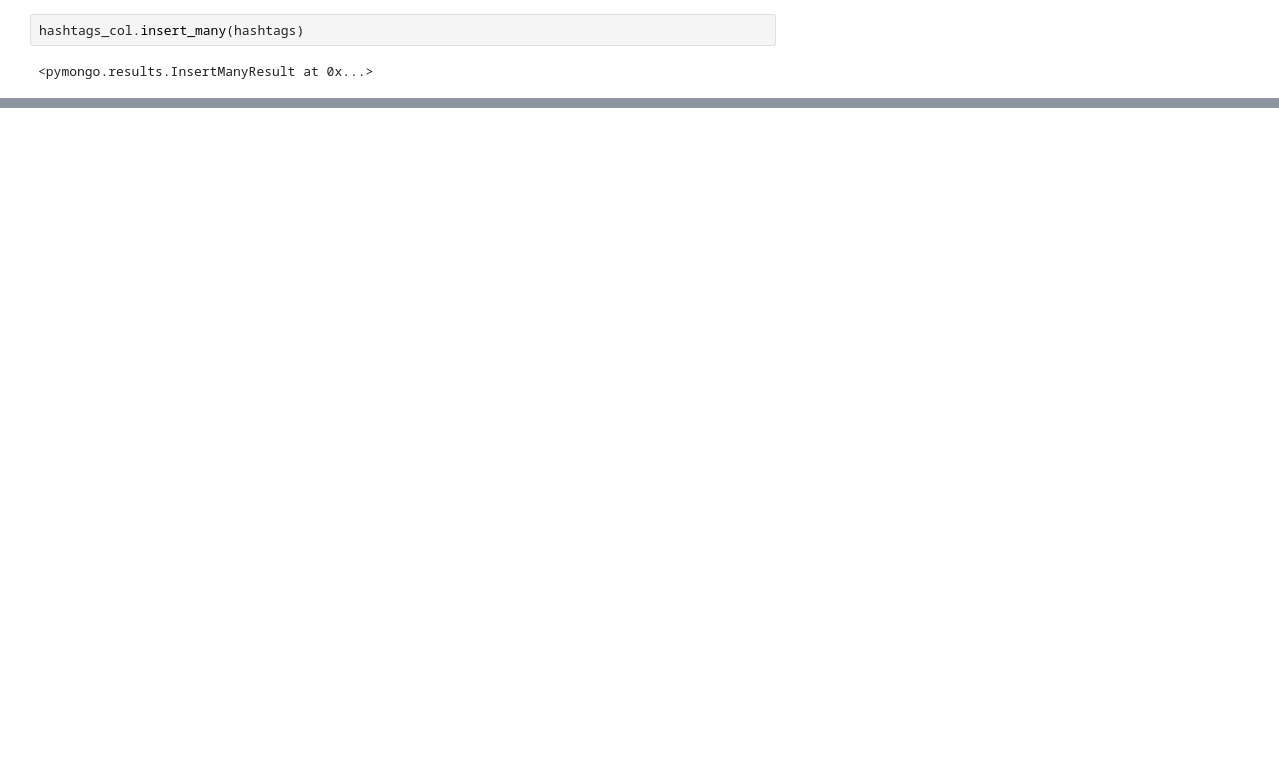
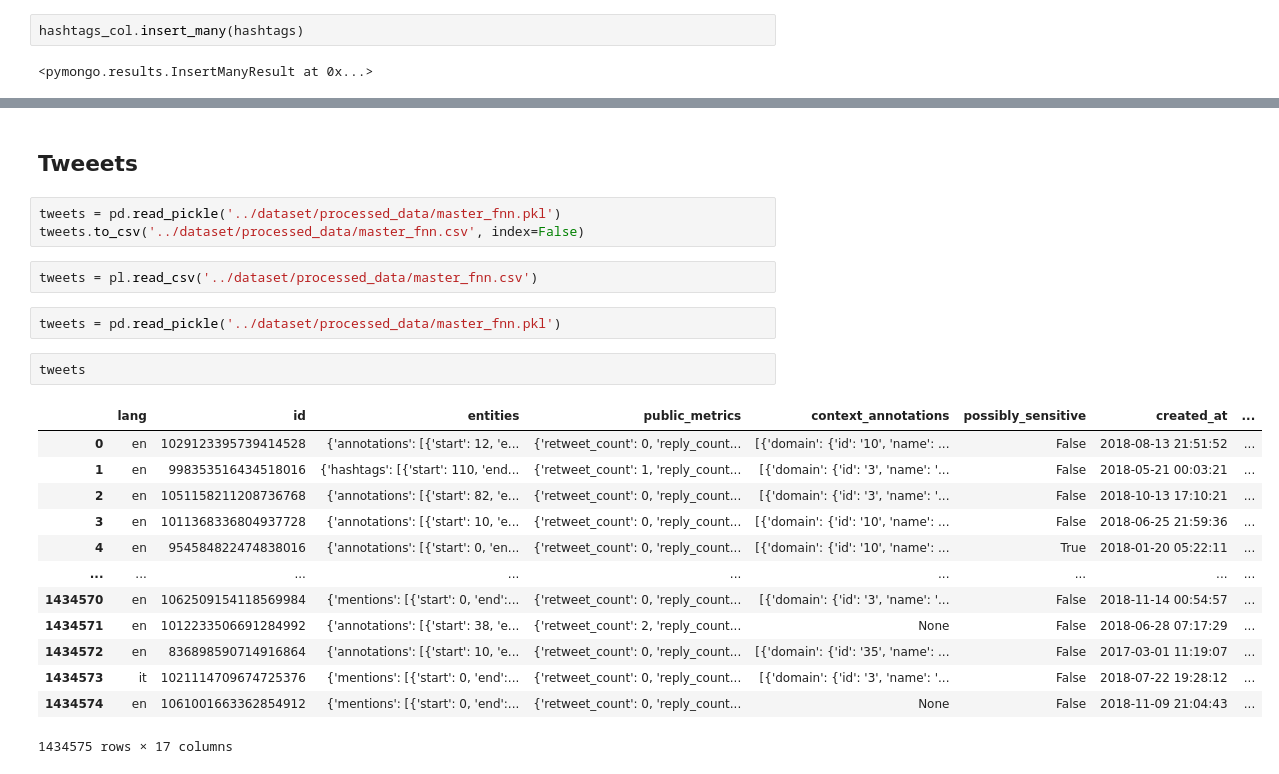
Before and after one commit to koolerkx/sns-fake-content, a Jupyter notebook: database/seeder.ipynb, the cells around one changed output, grey strips where cells are left out. Saved outputs shown, nothing was run; the diff lists cells and outputs as text; blank space fills up the shorter version.

Commit message:
Implement seeder of tweet

```diff
--- a/database/seeder.ipynb
+++ b/database/seeder.ipynb
@@ -157,0 +284,25 @@ JSONDecodeError: Invalid \escape: line 1 column 127 (char 126)
+# %% [markdown]
+## Tweeets
+# %%
+tweets = pd.read_pickle('../dataset/processed_data/master_fnn.pkl')
+tweets.to_csv('../dataset/processed_data/master_fnn.csv', index=False)
+# %%
+tweets = pl.read_csv('../dataset/processed_data/master_fnn.csv')
+# %%
+tweets = pd.read_pickle('../dataset/processed_data/master_fnn.pkl')
+# %%
+tweets
+# %% [output]
+|  | lang | id | entities | public_metrics | context_annotations | possibly_sensitive | created_at | ... |
+| 0 | en | 1029123395739414528 | {'annotations': [{'start': 12, 'e... | {'retweet_count': 0, 'reply_count... | [{'domain': {'id': '10', 'name': ... | False | 2018-08-13 21:51:52 | ... |
+| 1 | en | 998353516434518016 | {'hashtags': [{'start': 110, 'end... | {'retweet_count': 1, 'reply_count... | [{'domain': {'id': '3', 'name': '... | False | 2018-05-21 00:03:21 | ... |
+| 2 | en | 1051158211208736768 | {'annotations': [{'start': 82, 'e... | {'retweet_count': 0, 'reply_count... | [{'domain': {'id': '3', 'name': '... | False | 2018-10-13 17:10:21 | ... |
+| 3 | en | 1011368336804937728 | {'annotations': [{'start': 10, 'e... | {'retweet_count': 0, 'reply_count... | [{'domain': {'id': '10', 'name': ... | False | 2018-06-25 21:59:36 | ... |
+| 4 | en | 954584822474838016 | {'annotations': [{'start': 0, 'en... | {'retweet_count': 0, 'reply_count... | [{'domain': {'id': '10', 'name': ... | True | 2018-01-20 05:22:11 | ... |
+| ... | ... | ... | ... | ... | ... | ... | ... | ... |
+| 1434570 | en | 1062509154118569984 | {'mentions': [{'start': 0, 'end':... | {'retweet_count': 0, 'reply_count... | [{'domain': {'id': '3', 'name': '... | False | 2018-11-14 00:54:57 | ... |
+| 1434571 | en | 1012233506691284992 | {'annotations': [{'start': 38, 'e... | {'retweet_count': 2, 'reply_count... | None | False | 2018-06-28 07:17:29 | ... |
+| 1434572 | en | 836898590714916864 | {'annotations': [{'start': 10, 'e... | {'retweet_count': 0, 'reply_count... | [{'domain': {'id': '35', 'name': ... | False | 2017-03-01 11:19:07 | ... |
+| 1434573 | it | 1021114709674725376 | {'mentions': [{'start': 0, 'end':... | {'retweet_count': 0, 'reply_count... | [{'domain': {'id': '3', 'name': '... | False | 2018-07-22 19:28:12 | ... |
+| 1434574 | en | 1061001663362854912 | {'mentions': [{'start': 0, 'end':... | {'retweet_count': 0, 'reply_count... | None | False | 2018-11-09 21:04:43 | ... |
+1434575 rows × 17 columns
```
Also changed, not shown: parts of 35 cells of this notebook, 5 other files.
